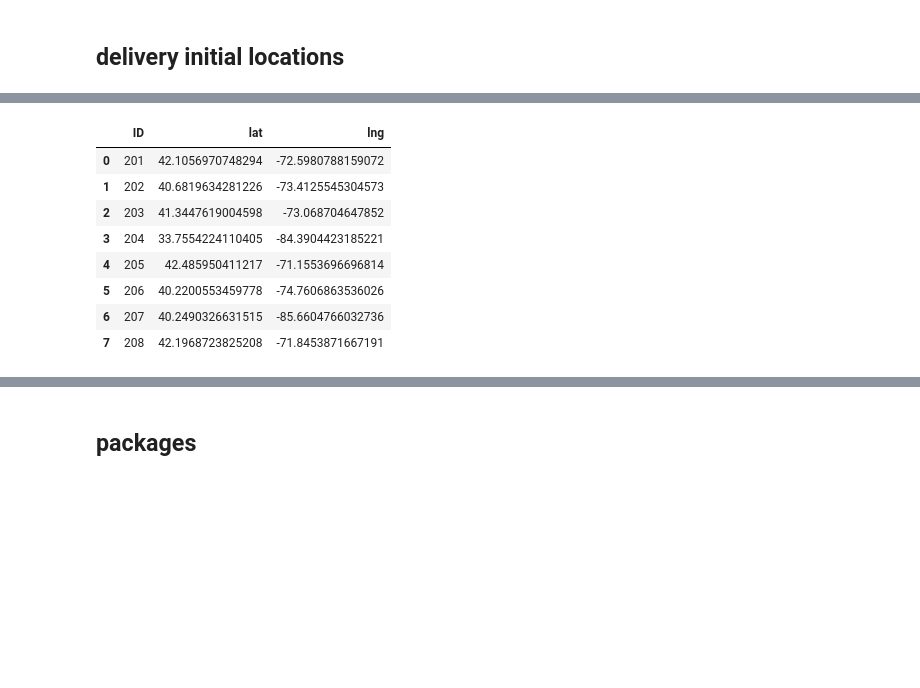
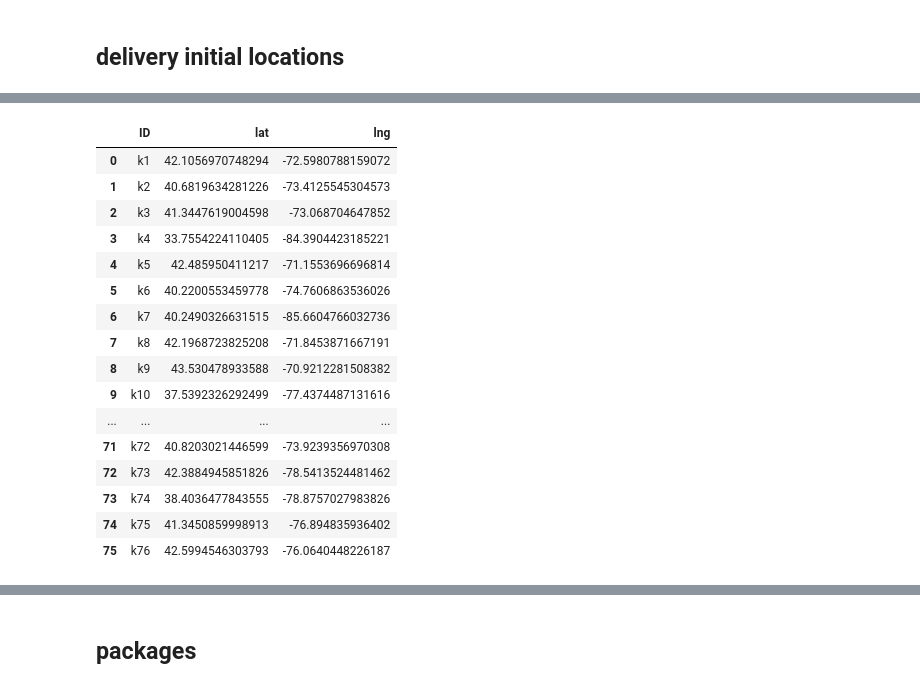
Before and after one commit to seenhzj/Cornell_PB_NE_Hub, a Jupyter notebook: models/calculate distance.ipynb, the cells around one changed output, grey strips where cells are left out. Cells and saved outputs as stored; diff of their text form; code cells hidden in the pictures; blank space fills up the shorter version.

```diff
--- a/models/calculate distance.ipynb
+++ b/models/calculate distance.ipynb
@@ -63,0 +66,5 @@ deliver_package_info
+# %%
+#return datas
+result = engine.execute('select origindate,origin_state,origin_zip3,origin_lat,origin_lng,dest_state,dest_zip3,dest_lat,dest_lng,count from return_package_info where origin_lat !="''" and dest_lat !="''" and origindate>="2018-08-19" and origindate<="2018-08-23" group by origindate,origin_lat,origin_lng')
+rePackage_df = pd.DataFrame(result.fetchall(),columns=['origindate','dest_state','dest_zip3','dest_lat','dest_lng','origin_state','origin_zip3','origin_lat','origin_lng','count'])
+rePackage_df
@@ -200,17 +241,2 @@ facility_df['lng']=[-78.437189786669663,-70.792749586986645,-77.008752286812296,
 # %% [markdown]
 ## delivery initial locations
-# %%
-delInitial_df=pd.DataFrame()
-n=len(delPackage_df)
-delId=np.zeros(n)
-delLat=np.zeros(n)
-delLng=np.zeros(n)
-for i in range(0,n):
-    delId[i]=i+1
-    delLat[i]=delPackage_df['origin_lat'][i]
-    delLng[i]=delPackage_df['origin_lng'][i]
-delInitial_df['ID']=delId
-delInitial_df['lat']=delLat
-delInitial_df['lng']=delLng
-
-delInitial_df
@@ -232,35 +293,46 @@ delInitial_df
 # %%
-#final locations
-delFinal_df=pd.DataFrame()
-n=len(delPackage_df)
-delId=[]
-delLat=[]
-delLng=[]
-loc_dic={}
-cnt=200
+Final_df=pd.DataFrame()
+df1=delPackage_df[['dest_zip3','dest_lat','dest_lng']]
+df2=rePackage_df[['dest_zip3','dest_lat','dest_lng']]
+fintmp_df=df1.append(df2)
+fintmp_df=fintmp_df.reset_index(drop=True)
+n=len(fintmp_df)
+
+Id=[]
+Lat=[]
+Lng=[]
+
+finalloc_dic={}
+cnt=0
+
 for i in range(0,n):
-    zip3=str(delPackage_df.iloc[i]['dest_zip3'])
-    if zip3 not in loc_dic:
+    zip3=str(fintmp_df.iloc[i]['dest_zip3'])
+    if zip3 not in finalloc_dic:
+        cnt+=1
+        d='k'+str(cnt)
+        Id.append(finalloc_dic.setdefault(zip3,d))
+        Lat.append(fintmp_df['dest_lat'][i])
+        Lng.append(fintmp_df['dest_lng'][i])
+Final_df['ID']=Id
+Final_df['lat']=Lat
+Final_df['lng']=Lng
 
-        cnt+=1
-
-        delId.append(loc_dic.setdefault(zip3,cnt))
-
-        delLat.append(delPackage_df['dest_lat'][i])
-        delLng.append(delPackage_df['dest_lng'][i])
-
-delFinal_df['ID']=delId
-delFinal_df['lat']=delLat
-delFinal_df['lng']=delLng
-
-delFinal_df
+Final_df
 # %% [output]
 |  | ID | lat | lng |
-| 0 | 201 | 42.1056970748294 | -72.5980788159072 |
-| 1 | 202 | 40.6819634281226 | -73.4125545304573 |
-| 2 | 203 | 41.3447619004598 | -73.068704647852 |
-| 3 | 204 | 33.7554224110405 | -84.3904423185221 |
-| 4 | 205 | 42.485950411217 | -71.1553696696814 |
-| 5 | 206 | 40.2200553459778 | -74.7606863536026 |
-| 6 | 207 | 40.2490326631515 | -85.6604766032736 |
-| 7 | 208 | 42.1968723825208 | -71.8453871667191 |
+| 0 | k1 | 42.1056970748294 | -72.5980788159072 |
+| 1 | k2 | 40.6819634281226 | -73.4125545304573 |
+| 2 | k3 | 41.3447619004598 | -73.068704647852 |
+| 3 | k4 | 33.7554224110405 | -84.3904423185221 |
+| 4 | k5 | 42.485950411217 | -71.1553696696814 |
+| 5 | k6 | 40.2200553459778 | -74.7606863536026 |
+| 6 | k7 | 40.2490326631515 | -85.6604766032736 |
+| 7 | k8 | 42.1968723825208 | -71.8453871667191 |
+| 8 | k9 | 43.530478933588 | -70.9212281508382 |
+| 9 | k10 | 37.5392326292499 | -77.4374487131616 |
+| ... | ... | ... | ... |
+| 71 | k72 | 40.8203021446599 | -73.9239356970308 |
+| 72 | k73 | 42.3884945851826 | -78.5413524481462 |
+| 73 | k74 | 38.4036477843555 | -78.8757027983826 |
+| 74 | k75 | 41.3450859998913 | -76.894835936402 |
+| 75 | k76 | 42.5994546303793 | -76.0640448226187 |
```
Also changed, not shown: parts of 18 cells of this notebook, 8 other files.
